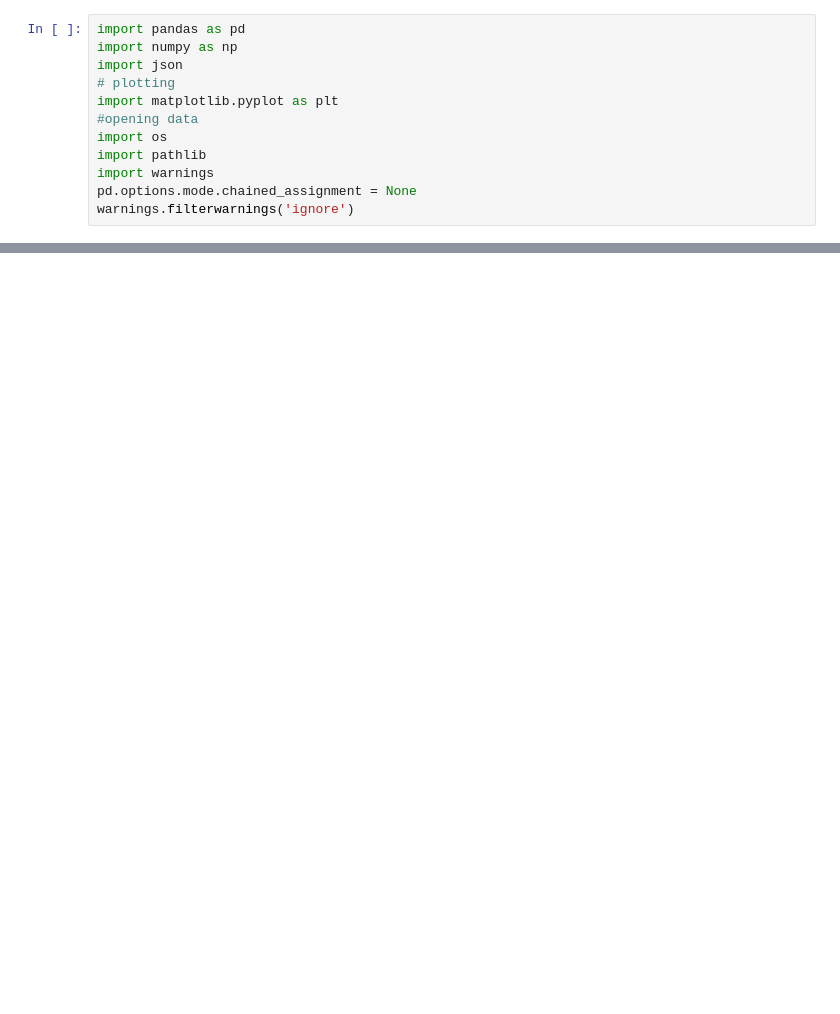
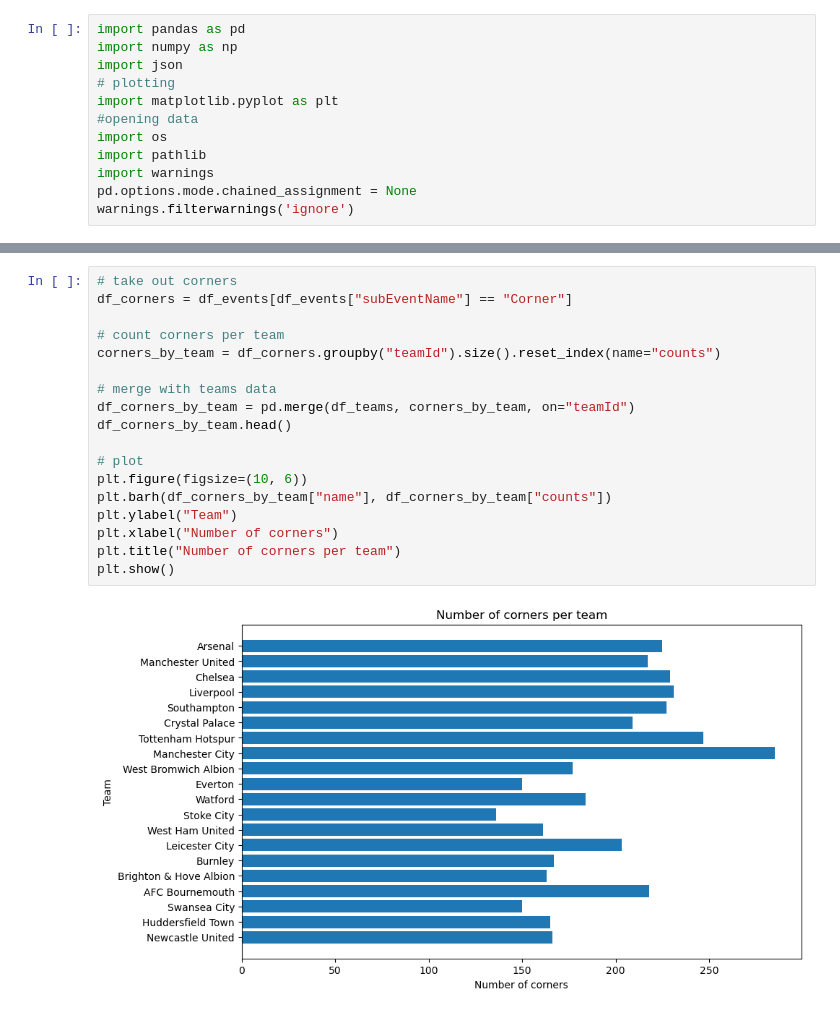
Before and after one commit to MarijnSt/soccermatics, a Jupyter notebook: 0-getting-started/t-test.ipynb, the cells around one changed output, grey strips where cells are left out. Saved outputs shown, nothing was run; the diff lists cells and outputs as text; blank space fills up the shorter version.

```diff
--- a/0-getting-started/t-test.ipynb
+++ b/0-getting-started/t-test.ipynb
@@ -44,3 +44,23 @@ df_teams.rename(columns={"wyId": "teamId"})
 | 2 | Barcelona | Espanyol | 691 | Reial Club Deportiu Espanyol | {'name': 'Spain', 'id': '724', 'a... | club |
 | 3 | Vitoria-Gasteiz | Deportivo Alav\u00e9s | 696 | Deportivo Alav\u00e9s | {'name': 'Spain', 'id': '724', 'a... | club |
 | 4 | Valencia | Levante | 695 | Levante UD | {'name': 'Spain', 'id': '724', 'a... | club |
+# %%
+# take out corners
+df_corners = df_events[df_events["subEventName"] == "Corner"]
+
+# count corners per team
+corners_by_team = df_corners.groupby("teamId").size().reset_index(name="counts")
+
+# merge with teams data
+df_corners_by_team = pd.merge(df_teams, corners_by_team, on="teamId")
+df_corners_by_team.head()
+
+# plot
+plt.figure(figsize=(10, 6))
+plt.barh(df_corners_by_team["name"], df_corners_by_team["counts"])
+plt.ylabel("Team")
+plt.xlabel("Number of corners")
+plt.title("Number of corners per team")
+plt.show()
+# %% [output]
+[figure, added]
```
Also changed, not shown: parts of 1 cell of this notebook.
